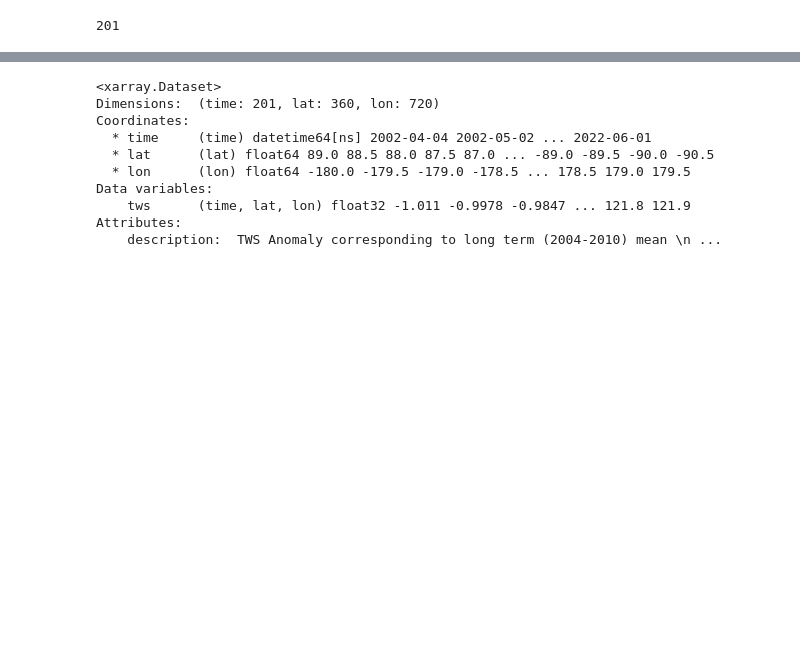
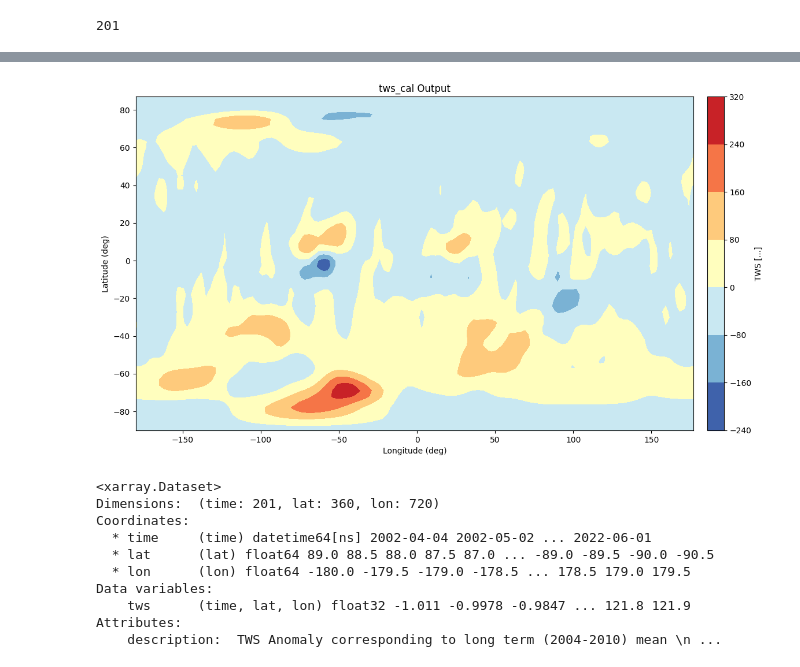
Before and after one commit to GESS-research-group/pyshbundle, a Jupyter notebook: notebooks/01-Tutorial1.ipynb, the cells around one changed output, grey strips where cells are left out. Saved outputs shown, nothing was run; the diff lists cells and outputs as text; code cells hidden in the pictures; blank space fills up the shorter version.

```diff
--- a/notebooks/01-Tutorial1.ipynb
+++ b/notebooks/01-Tutorial1.ipynb
@@ -193,3 +189,28 @@ Wall time: 28.1 s
+# %%
+lons = np.arange(-180, 180, gs)
+lats = np.arange(-90, 90, gs)
+x, y = np.meshgrid(lons, lats)
+# %%
+# Plotting and Visualization
+
+fig = plt.figure(figsize=(15, 7.5))
+
+# plot the data
+max_level = 320
+min_level = -240
+step_level = 25
+
+im = plt.contourf(x, y, tws_fields[27, :, :], cmap='RdYlBu_r', levels = np.arange(min_level, max_level + step_level, step_level))
+plt.xlabel("Longitude (deg)")
+plt.ylabel("Latitude (deg)")
+
+plt.colorbar(shrink=1.0, orientation='vertical', pad=0.02,label=f"TWS [...]")
+
+plt.title(f"tws_cal Output")
+
+plt.show()
+# %% [output]
+[figure, added]
 # %%
 ds = xr.Dataset(
     data_vars=dict(
```
Also changed, not shown: parts of 12 cells of this notebook, 1 other file.
